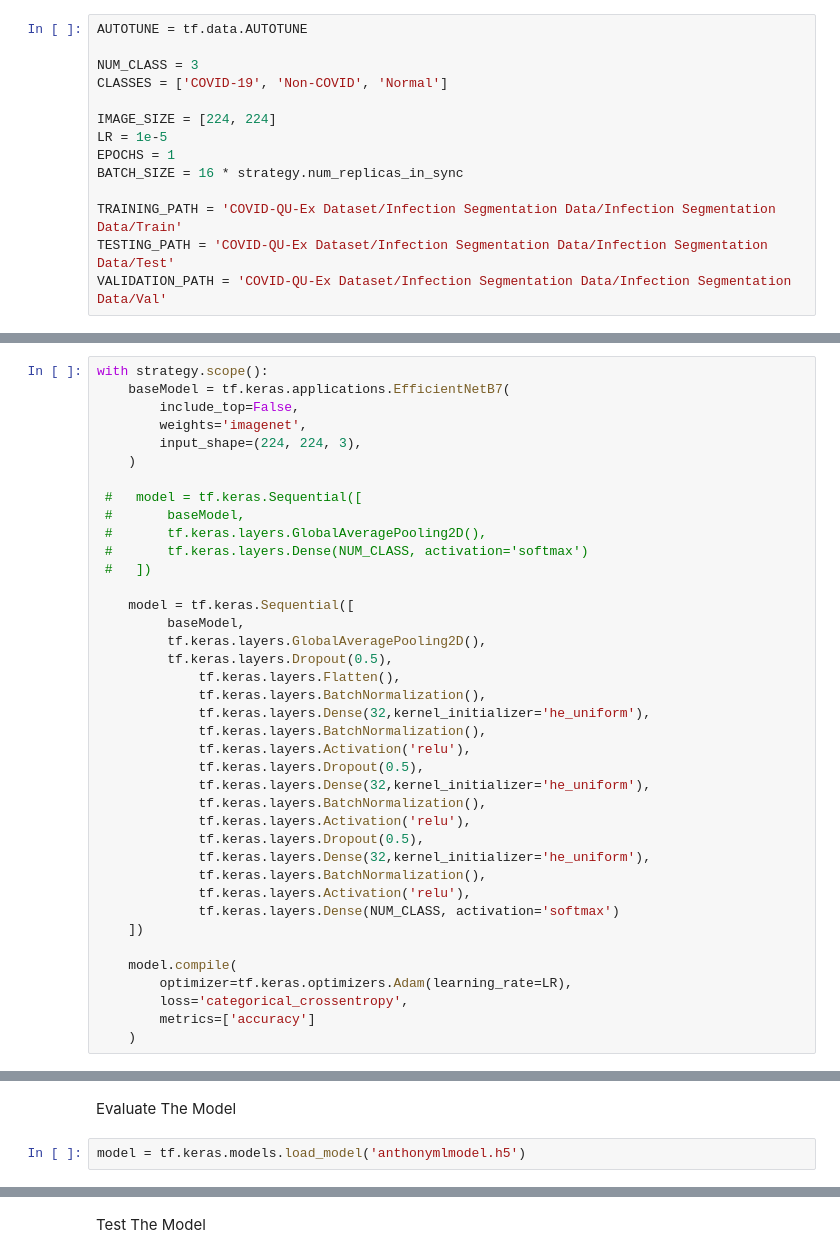
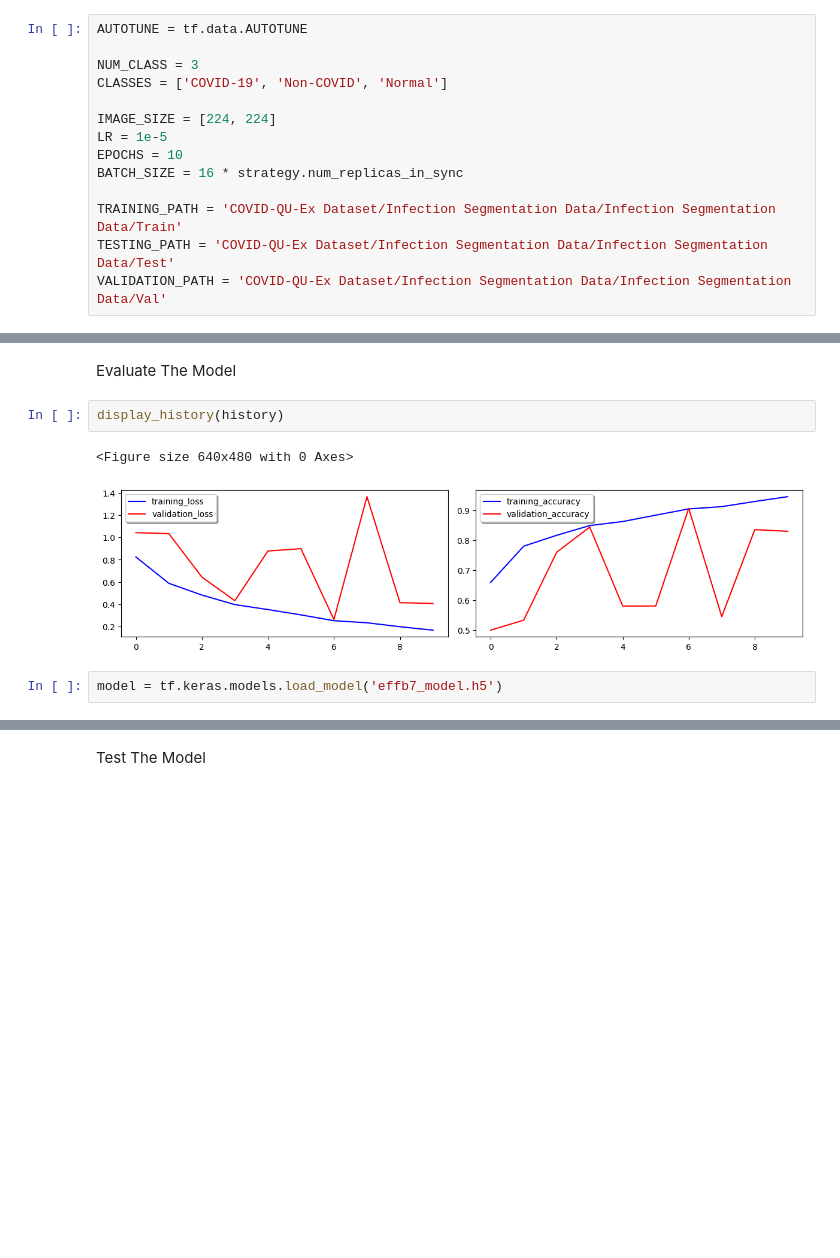
Before and after one commit to anthonymalumbe/anthonyml_portfolio, a Jupyter notebook: Leveraging_ML_for_Early_Detection_of_COVID_19_through_Chest_Imaging.ipynb, the cells around one changed output, grey strips where cells are left out. Drawn from its saved outputs; the diff is of its cells as text; blank space fills up the shorter version.

```diff
--- a/Leveraging_ML_for_Early_Detection_of_COVID_19_through_Chest_Imaging.ipynb
+++ b/Leveraging_ML_for_Early_Detection_of_COVID_19_through_Chest_Imaging.ipynb
@@ -115,7 +165,7 @@ CLASSES = ['COVID-19', 'Non-COVID', 'Normal']
 
 IMAGE_SIZE = [224, 224]
 LR = 1e-5
-EPOCHS = 1
+EPOCHS = 10
 BATCH_SIZE = 16 * strategy.num_replicas_in_sync
 
 TRAINING_PATH = 'COVID-QU-Ex Dataset/Infection Segmentation Data/Infection Segmentation Data/Train'
@@ -429,42 +491,3 @@ reduce_lr = tf.keras.callbacks.ReduceLROnPlateau(
-# %%
-with strategy.scope():
-    baseModel = tf.keras.applications.EfficientNetB7(
-        include_top=False,
-        weights='imagenet',
-        input_shape=(224, 224, 3),
-    )
-
- #   model = tf.keras.Sequential([
- #       baseModel,
- #       tf.keras.layers.GlobalAveragePooling2D(),
- #       tf.keras.layers.Dense(NUM_CLASS, activation='softmax')
- #   ])
-
-    model = tf.keras.Sequential([
-         baseModel,
-         tf.keras.layers.GlobalAveragePooling2D(),
-         tf.keras.layers.Dropout(0.5),
-             tf.keras.layers.Flatten(),
-             tf.keras.layers.BatchNormalization(),
-             tf.keras.layers.Dense(32,kernel_initializer='he_uniform'),
-             tf.keras.layers.BatchNormalization(),
-             tf.keras.layers.Activation('relu'),
-             tf.keras.layers.Dropout(0.5),
-             tf.keras.layers.Dense(32,kernel_initializer='he_uniform'),
-             tf.keras.layers.BatchNormalization(),
-             tf.keras.layers.Activation('relu'),
-             tf.keras.layers.Dropout(0.5),
-             tf.keras.layers.Dense(32,kernel_initializer='he_uniform'),
-             tf.keras.layers.BatchNormalization(),
-             tf.keras.layers.Activation('relu'),
-             tf.keras.layers.Dense(NUM_CLASS, activation='softmax')
-    ])
-
-    model.compile(
-        optimizer=tf.keras.optimizers.Adam(learning_rate=LR),
-        loss='categorical_crossentropy',
-        metrics=['accuracy']
-    )
 # %%
 model.summary()
 # %% [output]
@@ -501,7 +544,12 @@ model.save()
 # %% [markdown]
 Evaluate The Model
+# %%
+display_history(history)
+# %% [output]
+<Figure size 640x480 with 0 Axes>
+[figure, added]
 # %%
-model = tf.keras.models.load_model('anthonymlmodel.h5')
+model = tf.keras.models.load_model('effb7_model.h5')
 # %%
 val_dataset = get_validation_dataset(ordered=True)
 results = model.evaluate(
```
Also changed, not shown: parts of 16 cells of this notebook.
